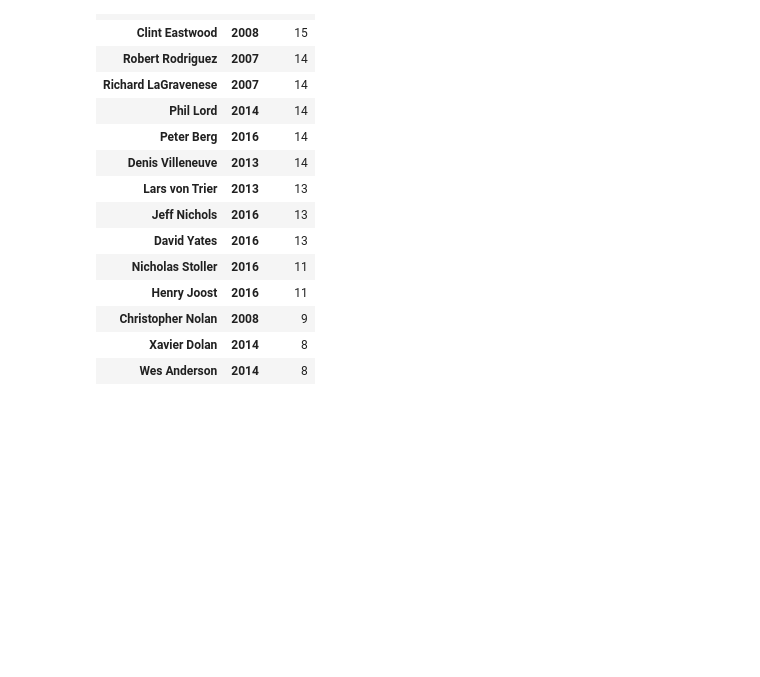
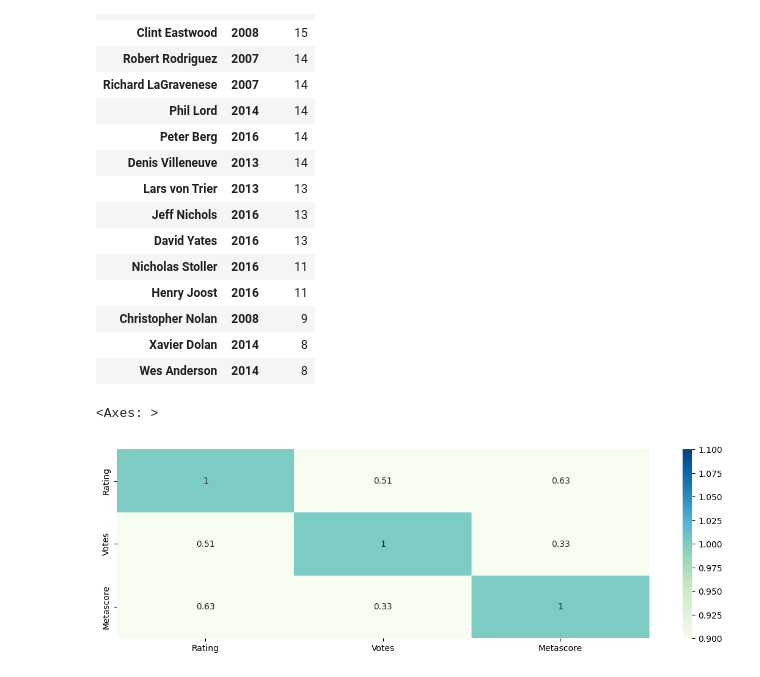
Before and after one commit to 960Subhamsingh/data_analyst_projects, a Jupyter notebook: Movies_analysis/movies.ipynb, the cells around one changed output. Cells and saved outputs as stored; diff of their text form; code cells hidden in the pictures; blank space fills up the shorter version.

```diff
--- a/Movies_analysis/movies.ipynb
+++ b/Movies_analysis/movies.ipynb
@@ -506,3 +524,11 @@ SumSorted
 | Christopher Nolan | 2008 | 9 |
 | Xavier Dolan | 2014 | 8 |
 | Wes Anderson | 2014 | 8 |
+# %%
+cor =df[['Rating','Votes','Metascore']].corr(method='pearson')
+
+plt.figure(figsize=(14,4))
+sns.heatmap(cor,vmin=1,vmax=1, cmap="GnBu", annot=True)
+# %% [output]
+<Axes: >
+[figure, added]
```
Also changed, not shown: parts of 3 cells of this notebook, 1 other file.
